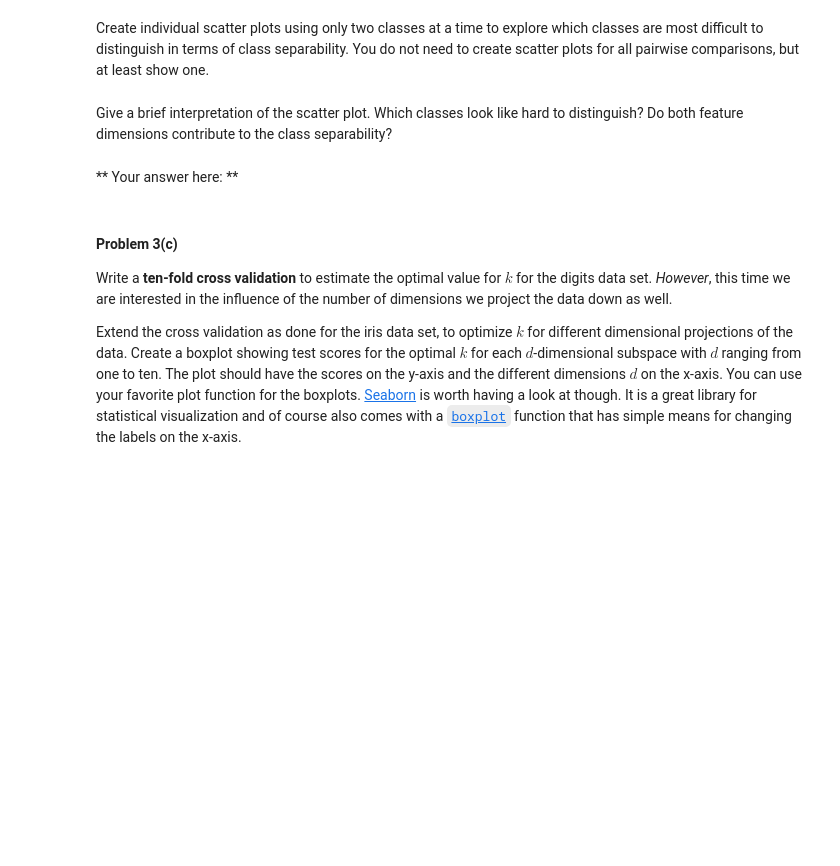
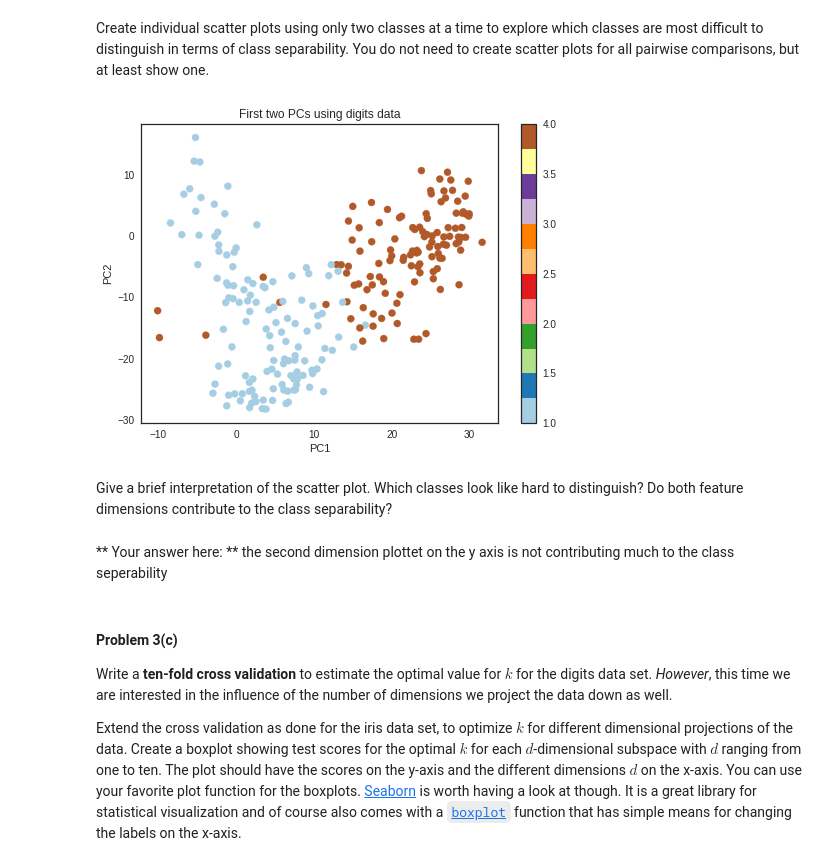
Before and after one commit to ShichengChen/cs109, a Jupyter notebook: 2014-master/homework/HW3.ipynb, the cells around one changed output. Cells and saved outputs as stored; diff of their text form; code cells hidden in the pictures; blank space fills up the shorter version.

```diff
--- a/2014-master/homework/HW3.ipynb
+++ b/2014-master/homework/HW3.ipynb
@@ -613,7 +629,18 @@ Create individual scatter plots using only two classes at a time to explore whic
+# %%
+ind = (ytrain == 1) | (ytrain == 4)
+plt.scatter(X_2d[:,0][ind], X_2d[:,1][ind], c=ytrain[ind], s = 50, cmap=plt.cm.Paired)
+plt.colorbar()
+plt.xlabel('PC1')
+plt.ylabel('PC2')
+plt.title('First two PCs using digits data')
+plt.show()
+# %% [output]
+[figure, added]
 # %% [markdown]
 Give a brief interpretation of the scatter plot. Which classes look like hard to distinguish? Do both feature dimensions contribute to the class separability?
-# %% [markdown]
-** Your answer here: **
+# %% [markdown]
+** Your answer here: **
+the second dimension plottet on the y axis is not contributing much to the class seperability
 # %% [markdown]
 #### Problem 3(c)
 
```
Also changed, not shown: parts of 9 cells of this notebook.
